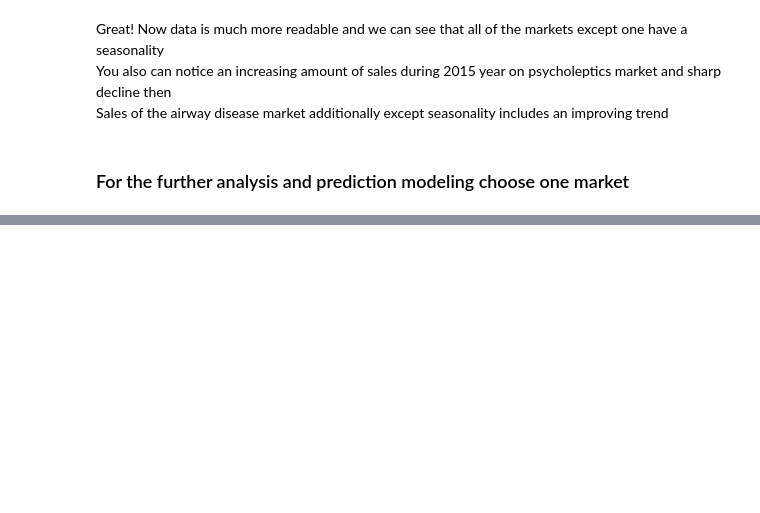
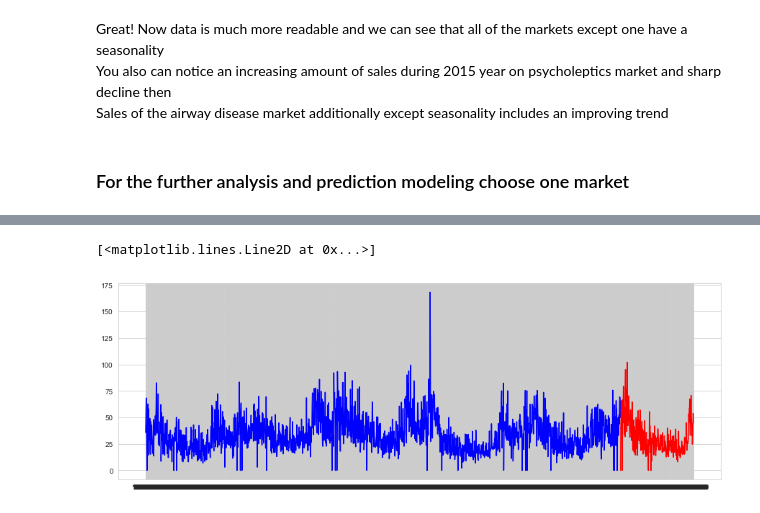
Before and after one commit to VinGeorge/Time-series-projects, a Jupyter notebook: sales prediction.ipynb, the cells around one changed output, grey strips where cells are left out. Saved outputs shown, nothing was run; the diff lists cells and outputs as text; code cells hidden in the pictures; blank space fills up the shorter version.

```diff
--- a/sales prediction.ipynb
+++ b/sales prediction.ipynb
@@ -201,0 +221,3 @@ memory usage: 49.4 KB
+# %%
+df_train = data[:'12/31/2018'].copy()
+df_test = data['1/1/2019':].copy()
@@ -201,0 +232,7 @@ memory usage: 49.4 KB
+# %%
+plt.figure(figsize=(15,5))
+plt.plot(df_train.index, df_train['volume_sales'], color='b', label='Train')
+plt.plot(df_test.index, df_test['volume_sales'], color='r', label='Test')
+# %% [output]
+[<matplotlib.lines.Line2D at 0x...>]
+[figure, added]
```
Also changed, not shown: parts of 15 cells of this notebook.
